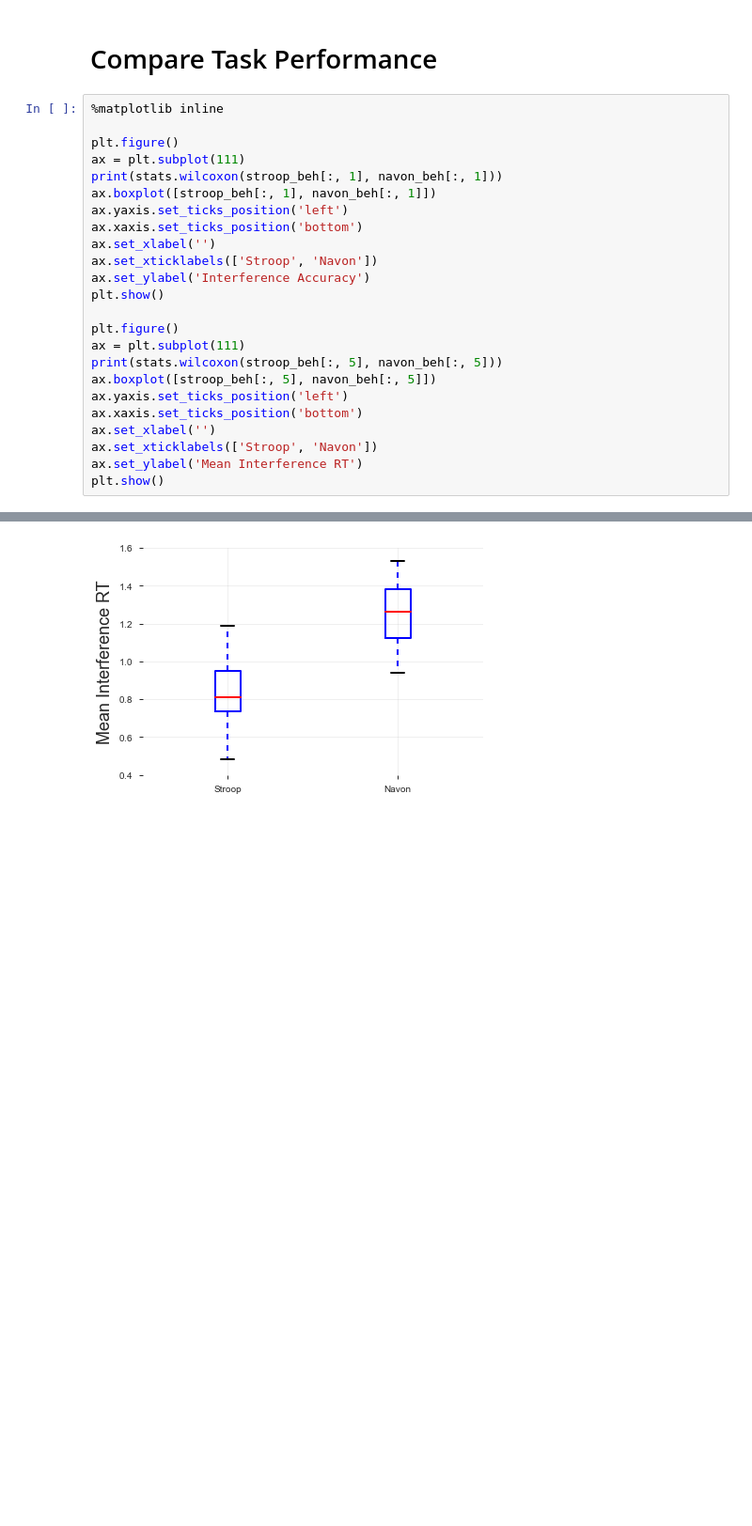
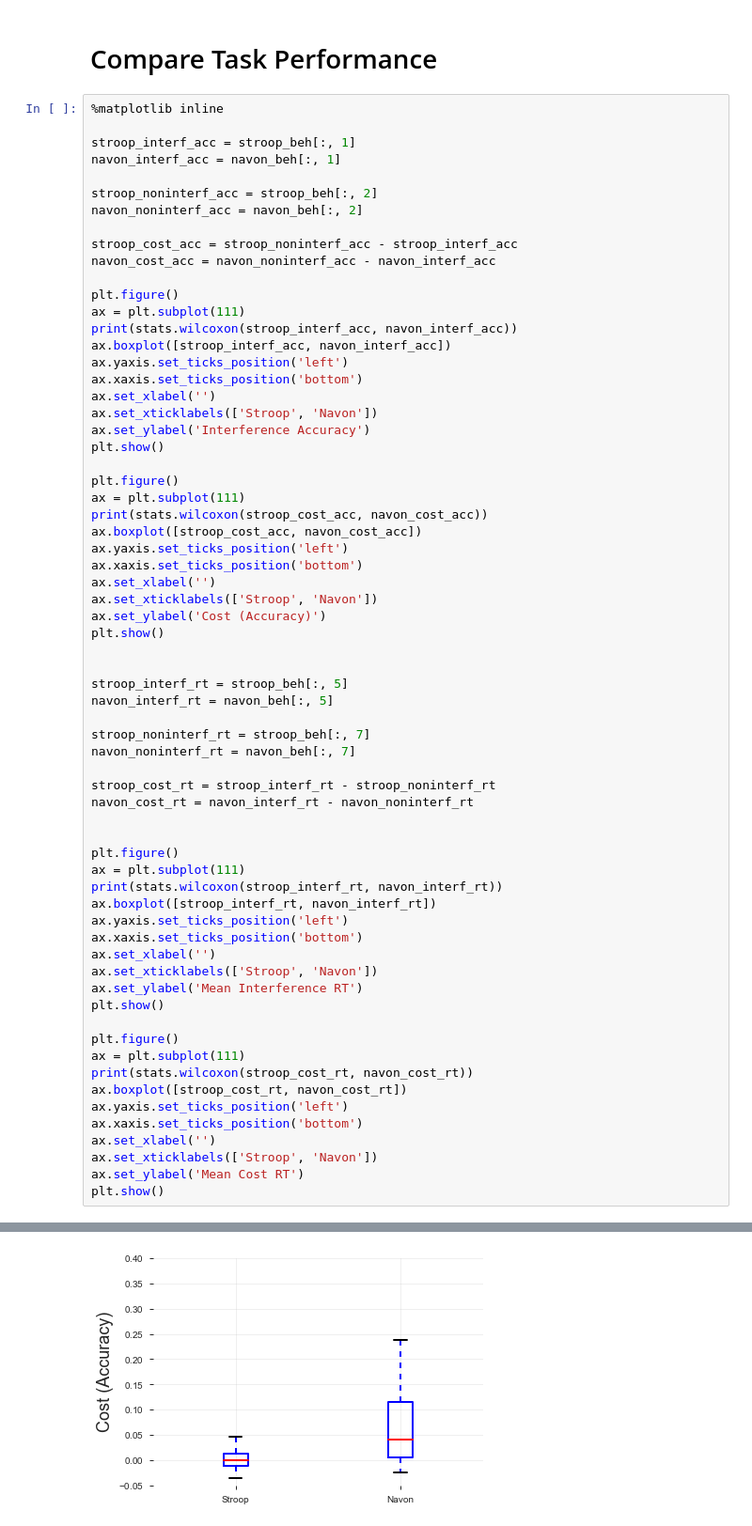
Before and after one commit to akhambhati/rs-2017-NetStim, a Jupyter notebook: Analysis_Notebooks/e05-Behavioral_Statistics.ipynb, the cells around one changed output, grey strips where cells are left out. Shown: that part at 94% size. Drawn from its saved outputs; the diff is of its cells as text; blank space fills up the shorter version.

```diff
--- a/Analysis_Notebooks/e05-Behavioral_Statistics.ipynb
+++ b/Analysis_Notebooks/e05-Behavioral_Statistics.ipynb
@@ -74,10 +74,19 @@ Navon Labels: [u'Total Accuracy', u'ShiftingAccuracy', u'NoShiftingAccuracy', u'
 # %%
 %matplotlib inline
 
+stroop_interf_acc = stroop_beh[:, 1]
+navon_interf_acc = navon_beh[:, 1]
+
+stroop_noninterf_acc = stroop_beh[:, 2]
+navon_noninterf_acc = navon_beh[:, 2]
+
+stroop_cost_acc = stroop_noninterf_acc - stroop_interf_acc
+navon_cost_acc = navon_noninterf_acc - navon_interf_acc
+
 plt.figure()
 ax = plt.subplot(111)
-print(stats.wilcoxon(stroop_beh[:, 1], navon_beh[:, 1]))
-ax.boxplot([stroop_beh[:, 1], navon_beh[:, 1]])
+print(stats.wilcoxon(stroop_interf_acc, navon_interf_acc))
+ax.boxplot([stroop_interf_acc, navon_interf_acc])
 ax.yaxis.set_ticks_position('left')
 ax.xaxis.set_ticks_position('bottom')
 ax.set_xlabel('')
@@ -87,14 +96,47 @@ plt.show()
 
 plt.figure()
 ax = plt.subplot(111)
-print(stats.wilcoxon(stroop_beh[:, 5], navon_beh[:, 5]))
-ax.boxplot([stroop_beh[:, 5], navon_beh[:, 5]])
+print(stats.wilcoxon(stroop_cost_acc, navon_cost_acc))
+ax.boxplot([stroop_cost_acc, navon_cost_acc])
+ax.yaxis.set_ticks_position('left')
+ax.xaxis.set_ticks_position('bottom')
+ax.set_xlabel('')
+ax.set_xticklabels(['Stroop', 'Navon'])
+ax.set_ylabel('Cost (Accuracy)')
+plt.show()
+
+
+stroop_interf_rt = stroop_beh[:, 5]
+navon_interf_rt = navon_beh[:, 5]
+
+stroop_noninterf_rt = stroop_beh[:, 7]
+navon_noninterf_rt = navon_beh[:, 7]
+
+stroop_cost_rt = stroop_interf_rt - stroop_noninterf_rt
+navon_cost_rt = navon_interf_rt - navon_noninterf_rt
+
+
+plt.figure()
+ax = plt.subplot(111)
+print(stats.wilcoxon(stroop_interf_rt, navon_interf_rt))
+ax.boxplot([stroop_interf_rt, navon_interf_rt])
 ax.yaxis.set_ticks_position('left')
 ax.xaxis.set_ticks_position('bottom')
 ax.set_xlabel('')
 ax.set_xticklabels(['Stroop', 'Navon'])
 ax.set_ylabel('Mean Interference RT')
 plt.show()
+
+plt.figure()
+ax = plt.subplot(111)
+print(stats.wilcoxon(stroop_cost_rt, navon_cost_rt))
+ax.boxplot([stroop_cost_rt, navon_cost_rt])
+ax.yaxis.set_ticks_position('left')
+ax.xaxis.set_ticks_position('bottom')
+ax.set_xlabel('')
+ax.set_xticklabels(['Stroop', 'Navon'])
+ax.set_ylabel('Mean Cost RT')
+plt.show()
 # %% [output]
 WilcoxonResult(statistic=14.0, pvalue=1.6789398011889547e-05)
 [figure]
@@ -102 +144 @@ WilcoxonResult(statistic=0.0, pvalue=1.7343976283205784e-06)
-[figure, old version]
+[figure, new version]
```
Also changed, not shown: parts of 2 cells of this notebook, 1 other file.
